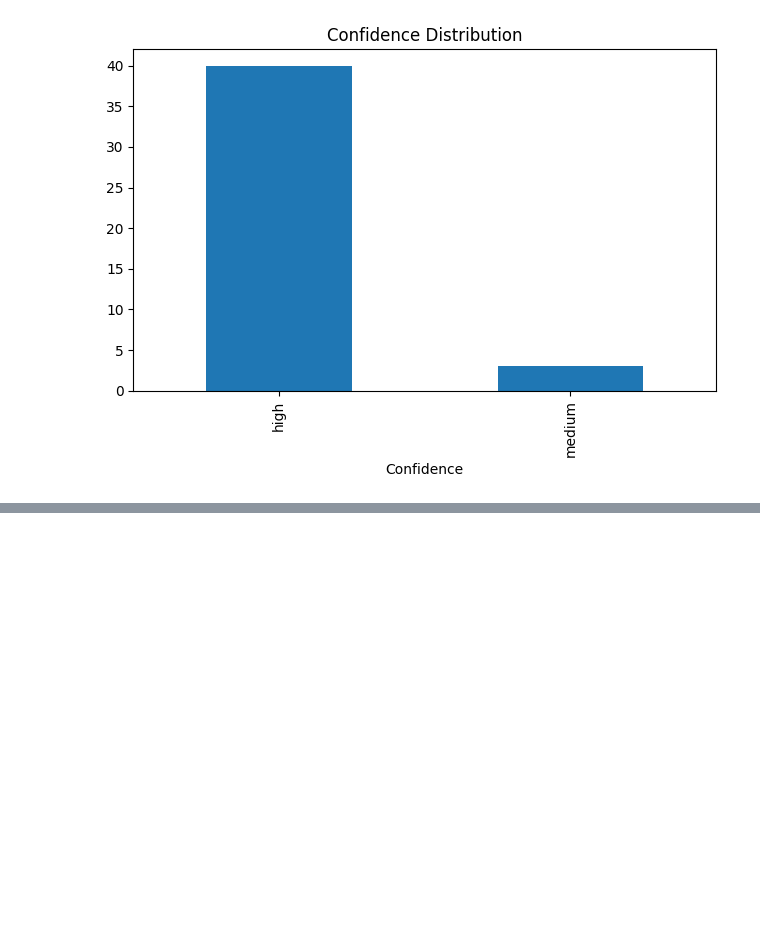
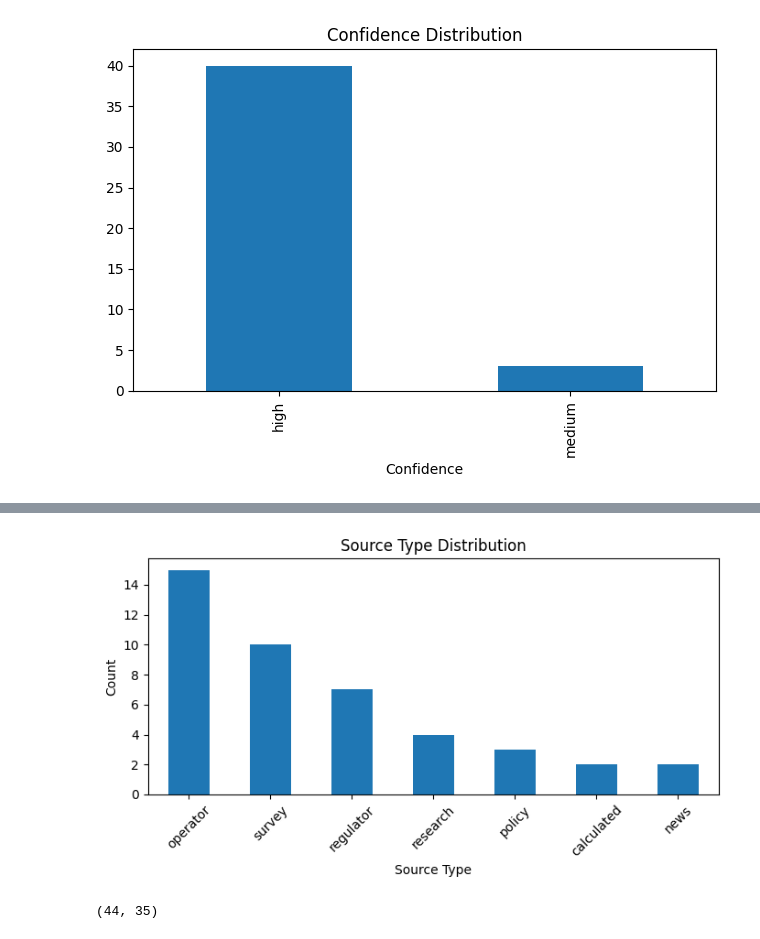
Before and after one commit to MahletBizunehBekele/ethiopia-fi-forecast, a Jupyter notebook: notebooks/01_data_exploration.ipynb, the cells around one changed output, grey strips where cells are left out. Drawn from its saved outputs; the diff is of its cells as text; code cells hidden in the pictures; blank space fills up the shorter version.

```diff
--- a/notebooks/01_data_exploration.ipynb
+++ b/notebooks/01_data_exploration.ipynb
@@ -495,3 +582,13 @@ plt.tight_layout()
 plt.show()
 # %% [output]
 [figure]
+# %%
+source_summary = (
+    df["source_type"]
+    .value_counts()
+    .reset_index()
+)
+
+source_summary.columns = ["Source Type", "Count"]
+
+source_summary
@@ -497,0 +604,16 @@ plt.show()
+# %%
+source_summary.plot(
+    kind="bar",
+    x="Source Type",
+    y="Count",
+    legend=False,
+    figsize=(7,4)
+)
+
+plt.title("Source Type Distribution")
+plt.ylabel("Count")
+plt.xticks(rotation=45)
+plt.tight_layout()
+plt.show()
+# %% [output]
+[figure, added]
@@ -497,0 +637,4 @@ plt.show()
+# %%
+enriched_df.shape
+# %% [output]
+(44, 35)
```
Also changed, not shown: parts of 18 cells of this notebook, 1 other file.
